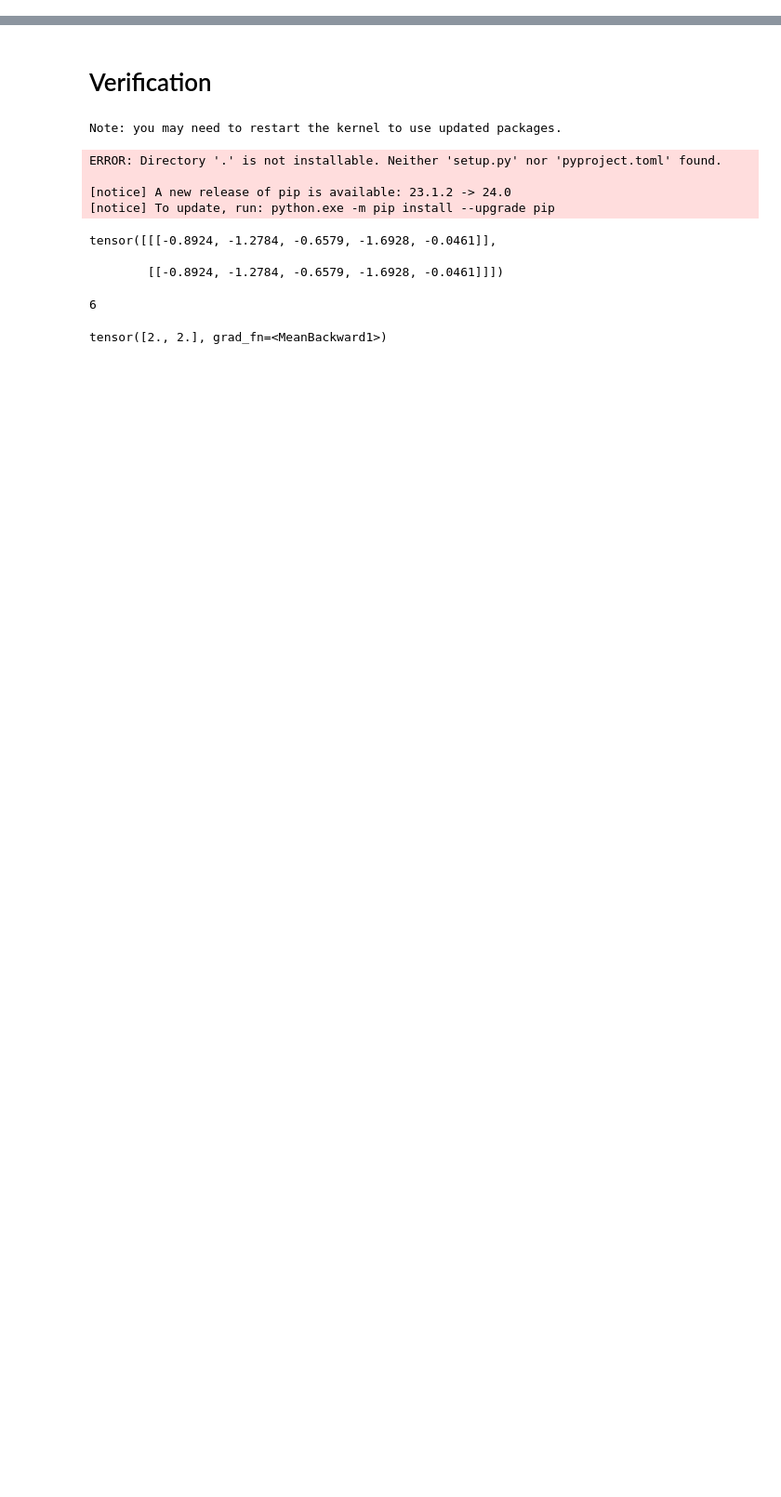
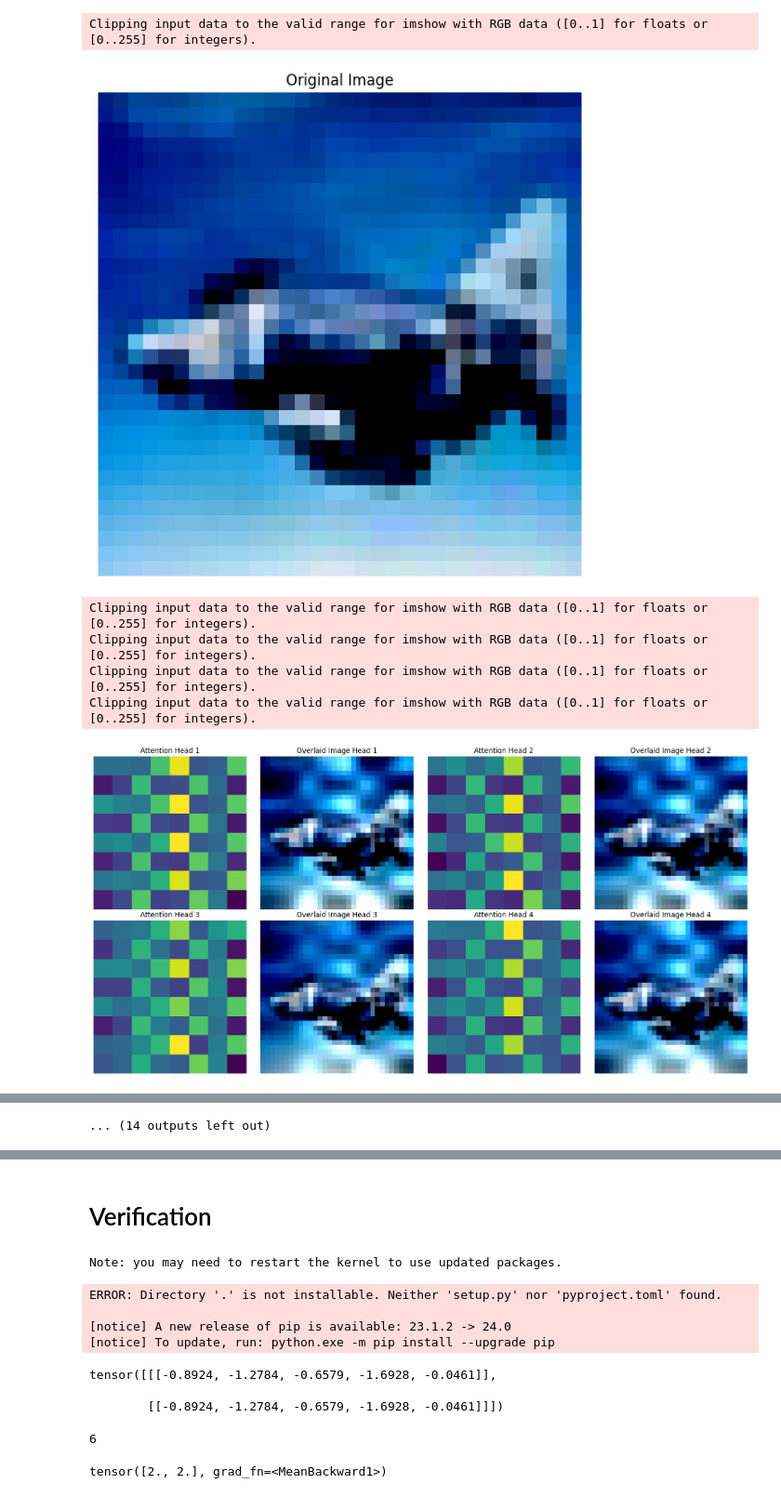
Before and after one commit to varun-1411/vit-pytorch, a Jupyter notebook: ViT_architechture.ipynb, the cells around one changed output, grey strips where cells are left out. Shown: that part at 93% size. Drawn from its saved outputs; the diff is of its cells as text; code cells hidden in the pictures; blank space fills up the shorter version.

```diff
--- a/ViT_architechture.ipynb
+++ b/ViT_architechture.ipynb
@@ -250,0 +695,7 @@ class VisionTransformer(nn.Module):
+# %%
+# classify the model using cls token from different layers
+depths = [2, 4, 6, 8, 10, 12]
+for depth in depths:
+    custom_config = {"img_size": 32, "patch_size": 4, "in_channels": 3, "n_classes": 10, "emb_size": 48, "depth": depth, "n_heads": 4, "mlp_ratio": 4., "qkv_bias": True, "drop_prob": 0.3, "attn_drop_prob": 0.3}
+    model_custom = VisionTransformer(**custom_config)
+    train_model(model_custom, trainloader, validloader, testloader, n_epochs=10, lr=0.001, device=torch.device('cuda' if torch.cuda.is_available() else 'cpu'))
@@ -250,0 +963,8 @@ class VisionTransformer(nn.Module):
+# %%
+dataiter = iter(trainloader)
+images, _ = next(dataiter)  # Retrieve one batch of images and labels
+ # Retrieve one batch of images and labels
+image = images[0]  # Select the first image from the batch
+
+# Call the plot_attention_map function with the selected image
+plot_attention_map(model_custom, image)
@@ -250,0 +1341,17 @@ class VisionTransformer(nn.Module):
+# %%
+# Assuming trainloader is your DataLoader containing the dataset
+
+# Dictionary to store one image from each class
+class_images = {}
+
+# Iterate through the dataset to find one image from each class
+for images, labels in testloader:
+    for image, label in zip(images, labels):
+        if label.item() not in class_images:
+            class_images[label.item()] = image
+            break  # Break after finding one image from each class
+
+# Pass each selected image through the model and visualize attention maps
+for label, image in class_images.items():
+    print(f"Class: {label}")
+    plot_attention_map(model_custom, image)
@@ -250,0 +1517,21 @@ class VisionTransformer(nn.Module):
+# %%
+# Assuming 'model' is your trained Vision Transformer model
+# Assuming 'trainloader' is your DataLoader containing the training data
+
+# Get one batch of data from the train loader
+dataiter = iter(trainloader)
+images, _ = next(dataiter)  # Retrieve one batch of images and labels
+ # Retrieve one batch of images and labels
+image = images[0]  # Select the first image from the batch
+
+
+# Call the plot_attention_map function with the selected image
+plot_attention_map(model_custom, image)
+# %% [output]
+Clipping input data to the valid range for imshow with RGB data ([0..1] for floats or [0..255] for integers).
+[figure, added]
+Clipping input data to the valid range for imshow with RGB data ([0..1] for floats or [0..255] for integers).
+Clipping input data to the valid range for imshow with RGB data ([0..1] for floats or [0..255] for integers).
+Clipping input data to the valid range for imshow with RGB data ([0..1] for floats or [0..255] for integers).
+Clipping input data to the valid range for imshow with RGB data ([0..1] for floats or [0..255] for integers).
+[figure, added]
@@ -250,0 +1558 @@ class VisionTransformer(nn.Module):
+... (14 outputs left out)
```
Also changed, not shown: parts of 66 cells of this notebook, 3 other files.
